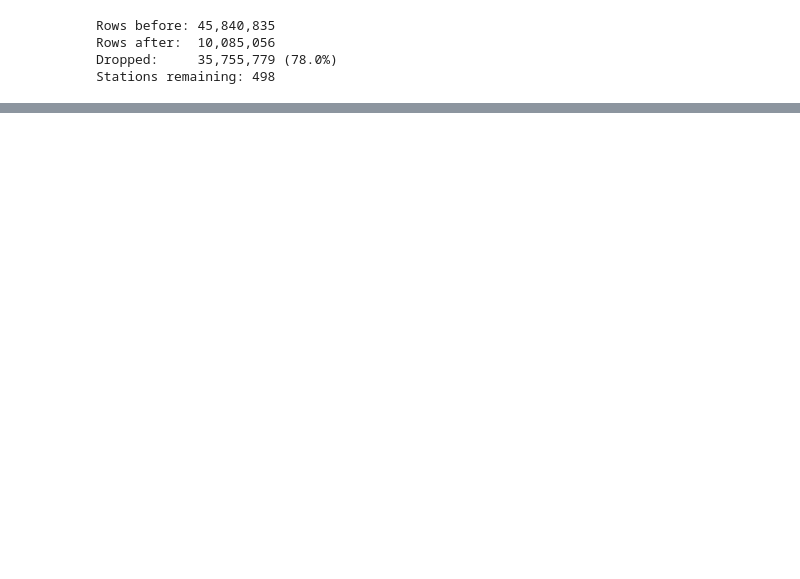
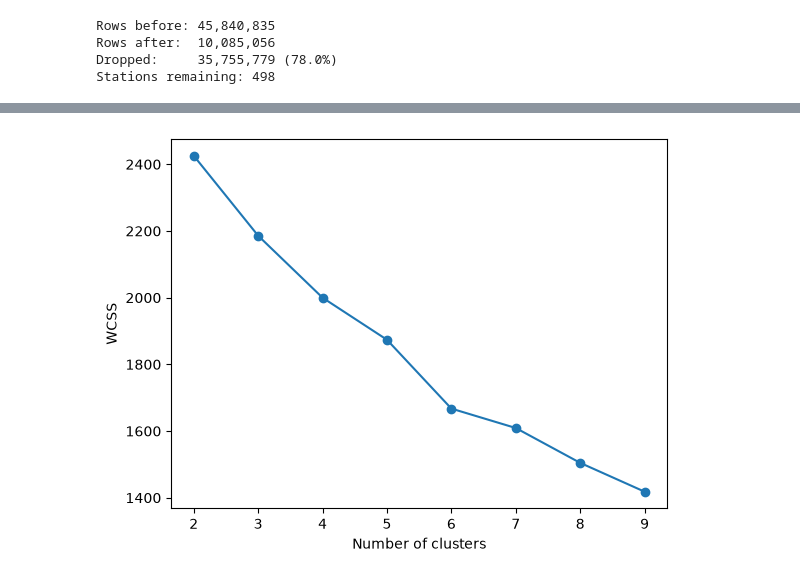
Before and after one commit to alekkiq/dkko-g2, a Jupyter notebook: project/project.ipynb, the cells around one changed output, grey strips where cells are left out. Saved outputs shown, nothing was run; the diff lists cells and outputs as text; code cells hidden in the pictures; blank space fills up the shorter version.

```diff
--- a/project/project.ipynb
+++ b/project/project.ipynb
@@ -417,0 +497,15 @@ Stations: 498 -> 328 after dropping remaining NaNs
+# %%
+from sklearn.cluster import KMeans
+
+#determine the optimal number of clusters using the elbow method
+wcss = []
+for i in range(2,10):
+    model = KMeans(init='random', n_clusters=i, random_state=40).fit(scaled_df)
+    wcss.append(model.inertia_)
+
+plt.plot(range(2,10), wcss, 'o-')
+plt.xlabel('Number of clusters')
+plt.ylabel('WCSS')
+plt.show()
+# %% [output]
+[figure, added]
```
Also changed, not shown: parts of 17 cells of this notebook.
